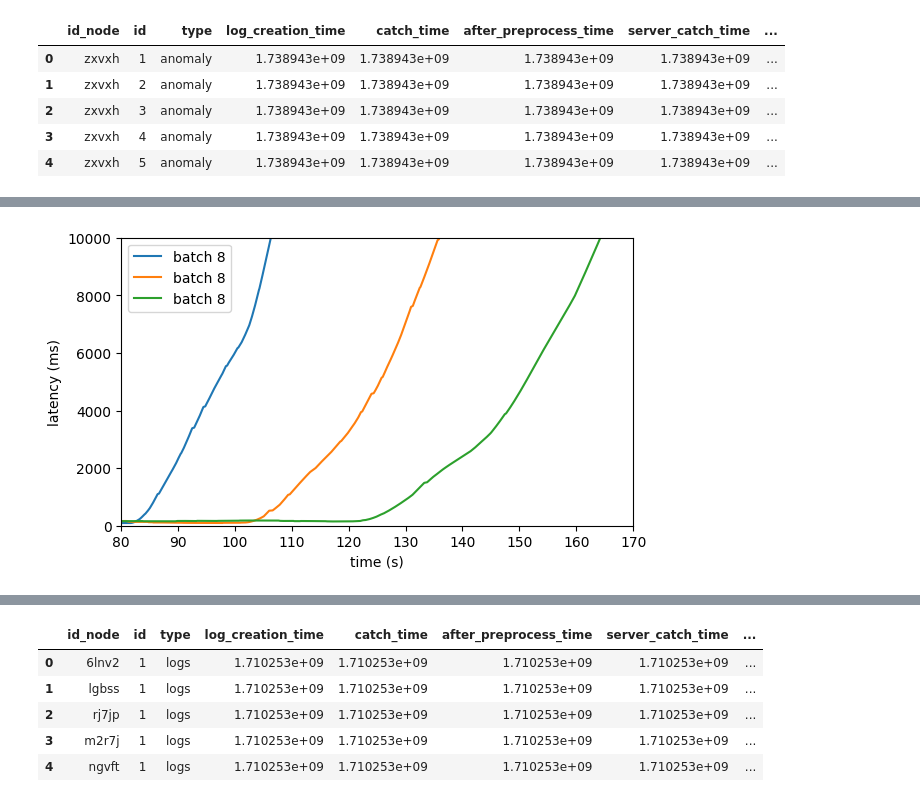
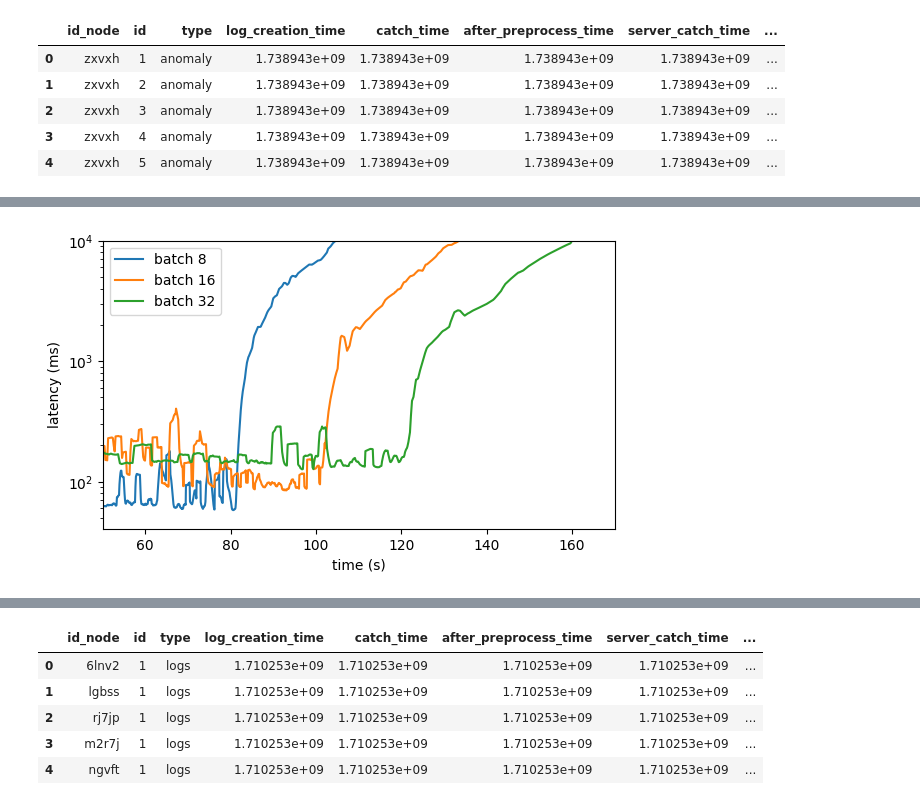
Before and after one commit to Lucaserf/ObsProject, a Jupyter notebook: data/data_visualization.ipynb, the cells around one changed output, grey strips where cells are left out. Saved outputs shown, nothing was run; the diff lists cells and outputs as text; code cells hidden in the pictures.

```diff
--- a/data/data_visualization.ipynb
+++ b/data/data_visualization.ipynb
@@ -134,9 +134,9 @@ plt.plot(throughput.values)
 #get generation overall generation frequency
 import numpy as np
 
-batch = 8
+batch = 16
 
-df = pd.read_csv(f"data/data_batching/{batch}_batch.txt")
+# df = pd.read_csv(f"data/data_batching/{batch}_batch.txt")
 
 
 log_creation = df.log_creation_time - df.log_creation_time.min()
@@ -154,9 +154,9 @@ for i in log_creation:
 log_frequency = log_frequency*batch
 
 #make it monotonic increasing changing the decreasing values to the previous value
-for i in range(1,len(log_frequency)):
-    if log_frequency[i] < log_frequency[i-1]:
-        log_frequency[i] = log_frequency[i-1]
+# for i in range(1,len(log_frequency)):
+#     if log_frequency[i] < log_frequency[i-1]:
+#         log_frequency[i] = log_frequency[i-1]
 
 #get min and max values
 # min_val = log_frequency.min()
@@ -205,6 +205,9 @@ df.head()
 | 2 | zxvxh | 3 | anomaly | 1.738943e+09 | 1.738943e+09 | 1.738943e+09 | 1.738943e+09 | ... |
 | 3 | zxvxh | 4 | anomaly | 1.738943e+09 | 1.738943e+09 | 1.738943e+09 | 1.738943e+09 | ... |
 | 4 | zxvxh | 5 | anomaly | 1.738943e+09 | 1.738943e+09 | 1.738943e+09 | 1.738943e+09 | ... |
+# %%
+df = pd.read_csv("data/data_typecontrol/cloud.txt")
+# df = pd.read_csv("data/logging_data/mixed_test.txt")
 # %%
 #get index and time for each id_node
 #three colors
@@ -277,11 +282,13 @@ plt.show()
 df_mixed = pd.read_csv("data/data_typecontrol/edge_cloud_mixed.txt")
 df_cloud = pd.read_csv("data/data_typecontrol/cloud.txt")
 df_edge = pd.read_csv("data/data_typecontrol/edge.txt")
+df_hybrid = pd.read_csv("data/data_typecontrol/hybrid_mlkops.txt")
+# df_hybrid = pd.read_csv("data/logging_data/time.txt")
 
-labels = ["mlkops","cloud","edge"]
+labels = ["mlkops","cloud","edge","hybrid-mlkops"]
 
 
-df_list = [df_mixed,df_cloud,df_edge]
+df_list = [df_mixed,df_cloud,df_edge,df_hybrid]
 
 fig, ax = plt.subplots()
 
@@ -290,11 +297,15 @@ for i,df_type in enumerate(df_list):
     # y = (node_df.completion_time - node_df.log_creation_time)*1000
 
     # y is after_preprocess_time - log_creation_time as long as log type is anomaly
-
     anomaly_df = df_type[df_type.type == "anomaly"]
     y_anomaly = (anomaly_df.after_preprocess_time - anomaly_df.log_creation_time)*1000
     rest_df = df_type[df_type.type != "anomaly"]
     y_rest = (rest_df.completion_time - rest_df.log_creation_time)*1000
+
+    if labels[i] == "hybrid-mlkops":
+        y_rest[y_rest > 600] = 600
+
+
     y = pd.concat([y_anomaly,y_rest])
 
     y_mean = y.rolling(window=100).mean()
@@ -327,7 +338,7 @@ fig = plt.figure()
 
 ax_main = fig.add_axes([0.1, 0.3, 0.8, 0.6])
 
-for df_batch in df_list_batch:
+for i,df_batch in enumerate(df_list_batch):
 
     x = df_batch.log_creation_time.values - df_batch.log_creation_time.values[0]
     y = (df_batch.after_preprocess_time - df_batch.log_creation_time)*1000
@@ -340,43 +351,42 @@ for df_batch in df_list_batch:
     # y_rest = (rest_df.completion_time - rest_df.log_creation_time)*1000
     # y = pd.concat([y_anomaly,y_rest])
 
-    y_mean = y.rolling(window=100).mean()
-    ax_main.plot(x,y_mean,label=f"batch {")
+    y_mean = y.rolling(window=10).mean()
+    ax_main.plot(x,y_mean,label=legend_batch[i])
 
     # for type_log in types_logs.keys():
     #     type_df = node_df[node_df.type == type_log]
     #     x = type_df.log_creation_time.values - node_df.log_creation_time.values[0]
     #     y = (type_df.completion_time - type_df.server_catch_time)*1000
     #     # ax.scatter(x,y,s=1,c=colors[types_logs[type_log]],label=type_log)
     #     y_mean = y.rolling(window=100).mean()
     #     ax.plot(x,y_mean)
 
     #draw a line where the log type changes
 
     # for i in range(1,len(node_df)):
     #     if node_df.type.values[i] != node_df.type.values[i-1]:
     #         ax.axvline(x=node_df.log_creation_time.values[i] - node_df.log_creation_time.values[0],color="black")
 
 
 
 plt.ylabel('latency (ms)')
+plt.yscale("log")
 
 #change x axis to frequency of logs
 plt.xlabel('time (s)')
-plt.xlim(80,170)
+plt.xlim(50,170)
 plt.ylim(0,10000)
 
 #add frequency of logs to a second plot under the x axis
 # ax_freq = fig.add_axes([0.1, 0.1, 0.8, 0.2])
 # ax_freq.plot(log_frequency)
 
-
-
 plt.legend()
-
+# plt.savefig("data/data_batching/latency_batching.pdf")
 plt.show()
 # %% [output]
-[figure, old version]
+[figure, new version]
 # %%
 def concatenate_df(df_list_names):
     df_list = []
```
Also changed, not shown: parts of 9 cells of this notebook, 17 other files.
